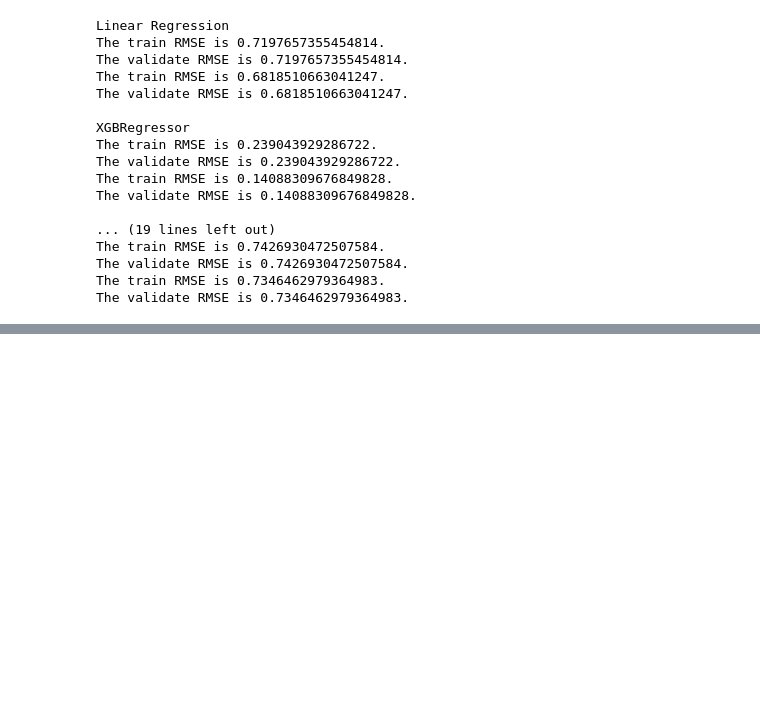
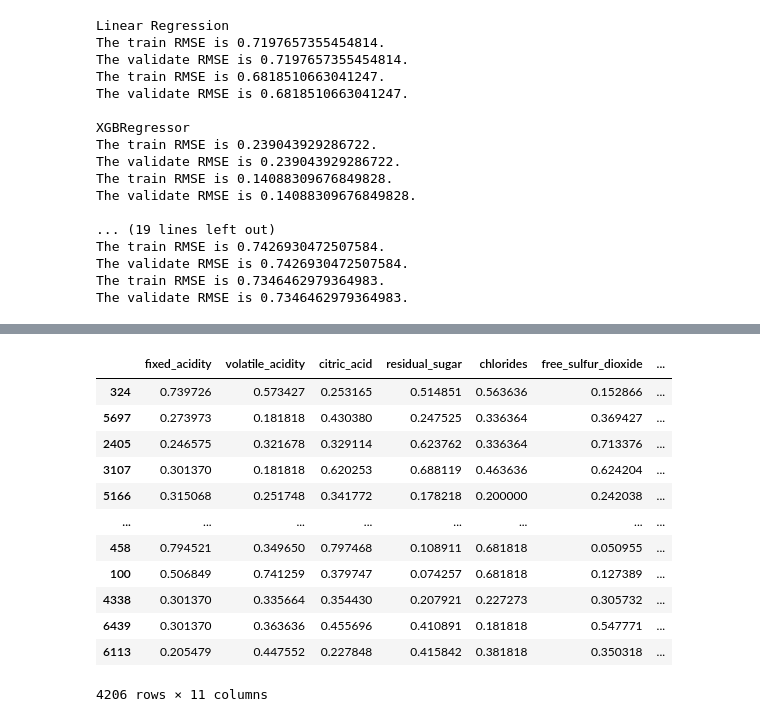
Before and after one commit to nick-edwige-clustering-project/wine-clustering-project, a Jupyter notebook: modeling.ipynb, the cells around one changed output, grey strips where cells are left out. Drawn from its saved outputs; the diff is of its cells as text; code cells hidden in the pictures; blank space fills up the shorter version.

Commit message:
updated modeling

```diff
--- a/modeling.ipynb
+++ b/modeling.ipynb
@@ -300,7 +300,13 @@ The validate RMSE is 0.7426930472507584.
 The train RMSE is 0.7346462979364983.
 The validate RMSE is 0.7346462979364983.
 # %%
+poly = PolynomialFeatures()
+x_train_s = poly.fit_transform(x_train)
+x_val_s = poly.transform(x_val)
 
+xgbr = XGBRegressor(max_depth=6, random_state=100)  # Create best model
+ev.train_model(xgbr, x_train, y_train, x_val, y_val) # Evaluate
+ev.train_model(xgbr, x_train_s, y_train, x_val_s, y_val) # Evaluate
 
 xgbr = XGBRegressor(max_depth=6, random_state=100)  # Create best model
 ev.train_model_gen2(xgbr, x_train, y_train, x_val, y_val) # Evaluate
@@ -311,0 +323,5 @@ ValueError: operands could not be broadcast together with shapes (901,) (4206,)
+# %%
+xgbr = XGBRegressor(max_depth=6, random_state=100)  # Create best model
+xgbr.fit(x_train, y_train)
+train_prediction = xgbr.predict(x_train)
+val_prediction = xgbr.predict(x_val)
@@ -311,0 +363,16 @@ ValueError: operands could not be broadcast together with shapes (901,) (4206,)
+# %%
+x_train
+# %% [output]
+|  | fixed_acidity | volatile_acidity | citric_acid | residual_sugar | chlorides | free_sulfur_dioxide | ... |
+| 324 | 0.739726 | 0.573427 | 0.253165 | 0.514851 | 0.563636 | 0.152866 | ... |
+| 5697 | 0.273973 | 0.181818 | 0.430380 | 0.247525 | 0.336364 | 0.369427 | ... |
+| 2405 | 0.246575 | 0.321678 | 0.329114 | 0.623762 | 0.336364 | 0.713376 | ... |
+| 3107 | 0.301370 | 0.181818 | 0.620253 | 0.688119 | 0.463636 | 0.624204 | ... |
+| 5166 | 0.315068 | 0.251748 | 0.341772 | 0.178218 | 0.200000 | 0.242038 | ... |
+| ... | ... | ... | ... | ... | ... | ... | ... |
+| 458 | 0.794521 | 0.349650 | 0.797468 | 0.108911 | 0.681818 | 0.050955 | ... |
+| 100 | 0.506849 | 0.741259 | 0.379747 | 0.074257 | 0.681818 | 0.127389 | ... |
+| 4338 | 0.301370 | 0.335664 | 0.354430 | 0.207921 | 0.227273 | 0.305732 | ... |
+| 6439 | 0.301370 | 0.363636 | 0.455696 | 0.410891 | 0.181818 | 0.547771 | ... |
+| 6113 | 0.205479 | 0.447552 | 0.227848 | 0.415842 | 0.381818 | 0.350318 | ... |
+4206 rows × 11 columns
```
Also changed, not shown: parts of 6 cells of this notebook.
